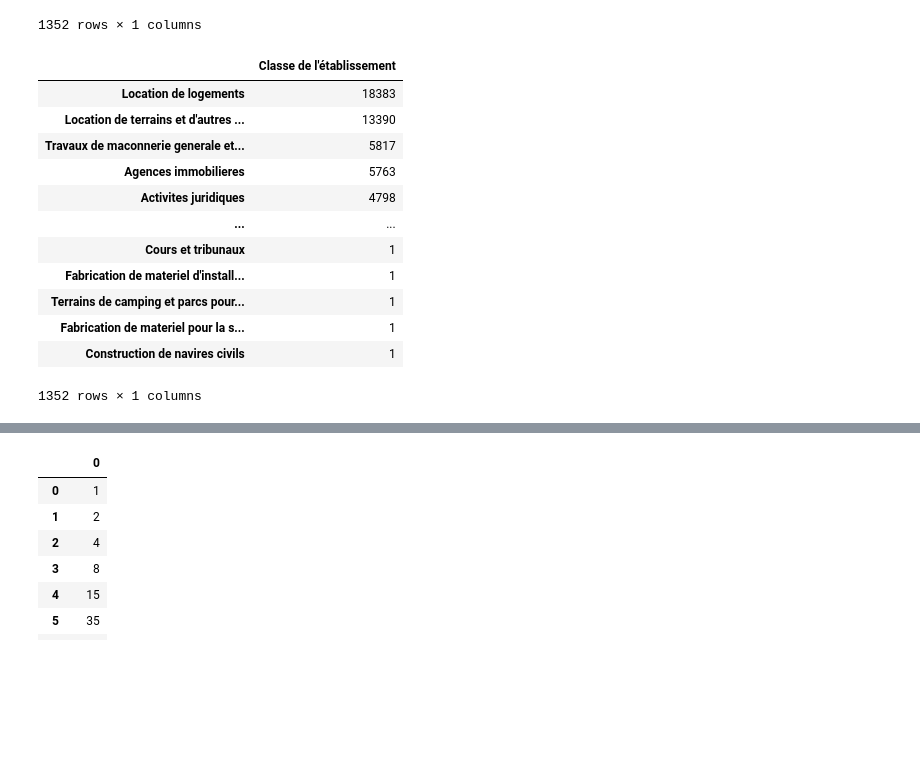
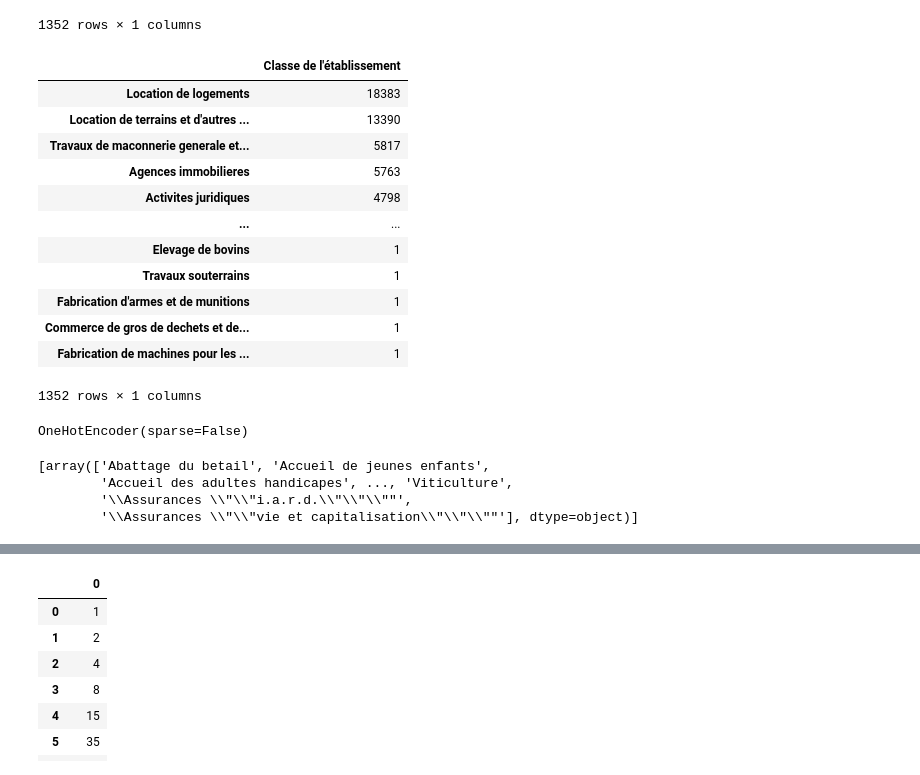
Before and after one commit to eangelid/trampact, a Jupyter notebook: notebooks/ac_dataset_sirene_nice_analyse_v0.ipynb, the cells around one changed output, grey strips where cells are left out. Saved outputs shown, nothing was run; the diff lists cells and outputs as text; code cells hidden in the pictures; blank space fills up the shorter version.

```diff
--- a/notebooks/ac_dataset_sirene_nice_analyse_v0.ipynb
+++ b/notebooks/ac_dataset_sirene_nice_analyse_v0.ipynb
@@ -160,11 +160,9 @@ Feature_ML=[
            "Date de fermeture de l'unité légale",
            "Date de la dernière mise à jour de l'établissement",
            "etat_etab",
-           "Enseigne de l'établissement 1",
-           "Civilité de la personne physique",
            "effectifs",
            "Classe de l'établissement",
-           "Nature juridique de l'unité légale",
+           #"Nature juridique de l'unité légale",
            "distance tram t1","proche t1"]
 # %%
 entreprise_ml_df=entreprise_df[Feature_ML]
@@ -358,18 +243,30 @@ pd.DataFrame(entreprise_df["Classe de l'établissement"].unique())
 | 1351 | Construction et entretien de tunnels |
 1352 rows × 1 columns
 # %%
-pd.DataFrame(entreprise_df["Classe de l'établissement"].value_counts())
+pd.DataFrame(entreprise_ml_df["Classe de l'établissement"].value_counts())
 # %% [output]
 |  | Classe de l'établissement |
 | Location de logements | 18383 |
 | Location de terrains et d'autres ... | 13390 |
 | Travaux de maconnerie generale et... | 5817 |
 | Agences immobilieres | 5763 |
 | Activites juridiques | 4798 |
 | ... | ... |
-| Cours et tribunaux | 1 |
-| Fabrication de materiel d'install... | 1 |
-| Terrains de camping et parcs pour... | 1 |
-| Fabrication de materiel pour la s... | 1 |
-| Construction de navires civils | 1 |
+| Elevage de bovins | 1 |
+| Travaux souterrains | 1 |
+| Fabrication d'armes et de munitions | 1 |
+| Commerce de gros de dechets et de... | 1 |
+| Fabrication de machines pour les ... | 1 |
 1352 rows × 1 columns
+# %%
+ohe_etablissement = OneHotEncoder(sparse = False) # Instanciate encoder
+ohe_etablissement.fit(entreprise_ml_df[["Classe de l'établissement"]]) # Fit encoder
+# %% [output]
+OneHotEncoder(sparse=False)
+# %%
+ohe_etablissement.categories_
+# %% [output]
+[array(['Abattage du betail', 'Accueil de jeunes enfants',
+        'Accueil des adultes handicapes', ..., 'Viticulture',
+        '\\Assurances \\"\\"i.a.r.d.\\"\\"\\""',
+        '\\Assurances \\"\\"vie et capitalisation\\"\\"\\""'], dtype=object)]
```
Also changed, not shown: parts of 36 cells of this notebook, 2 other files.
